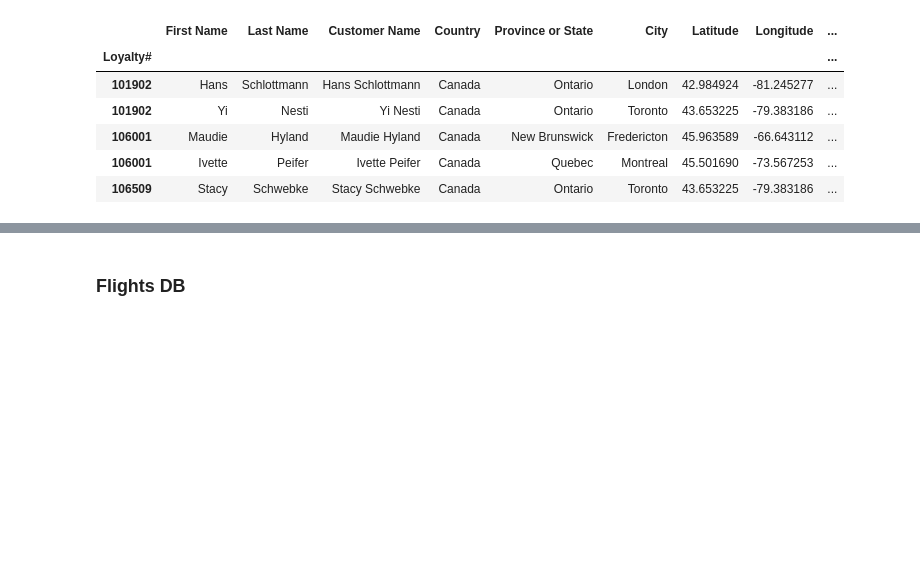
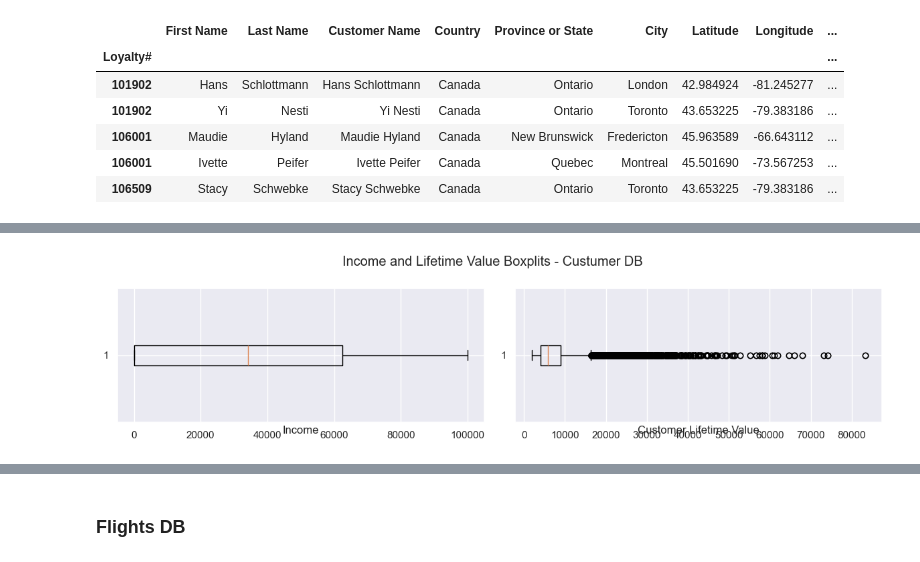
Before and after one commit to lucasdmcax/data_mining, a Jupyter notebook: Group20_EDA_Code.ipynb, the cells around one changed output, grey strips where cells are left out. Cells and saved outputs as stored; diff of their text form; code cells hidden in the pictures; blank space fills up the shorter version.

```diff
--- a/Group20_EDA_Code.ipynb
+++ b/Group20_EDA_Code.ipynb
@@ -109,0 +131,13 @@ plt.show()
+# %%
+#checking boxplot for income and customer lifetime value
+fig, axes = plt.subplots(1, math.ceil(len(numeric_features) / 1), figsize=(12, 3))
+
+for ax, feat in zip(np.atleast_1d(axes).ravel(), numeric_features):
+    ax.boxplot(customer_db[feat].dropna().values, vert=False, showfliers=True)
+    ax.set_title(feat, y=-0.13)
+
+plt.suptitle("Income and Lifetime Value Boxplits - Custumer DB")
+plt.tight_layout()
+plt.show()
+# %% [output]
+[figure, added]
```
Also changed, not shown: parts of 11 cells of this notebook.
